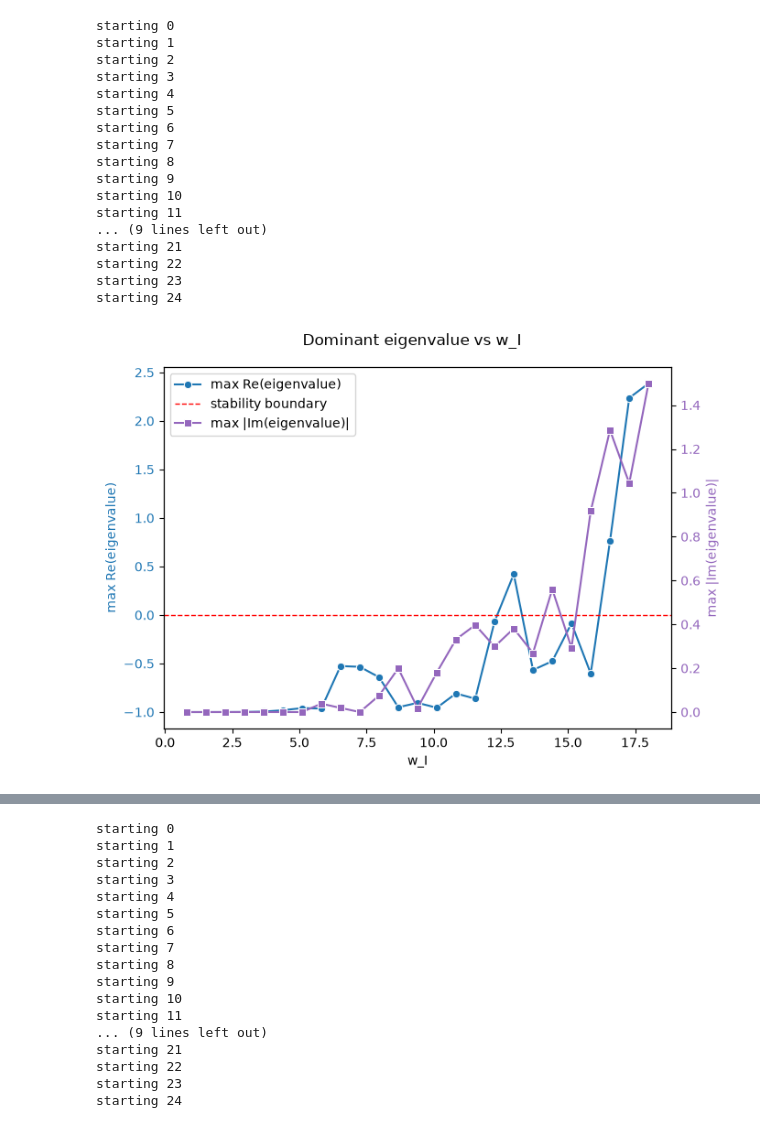
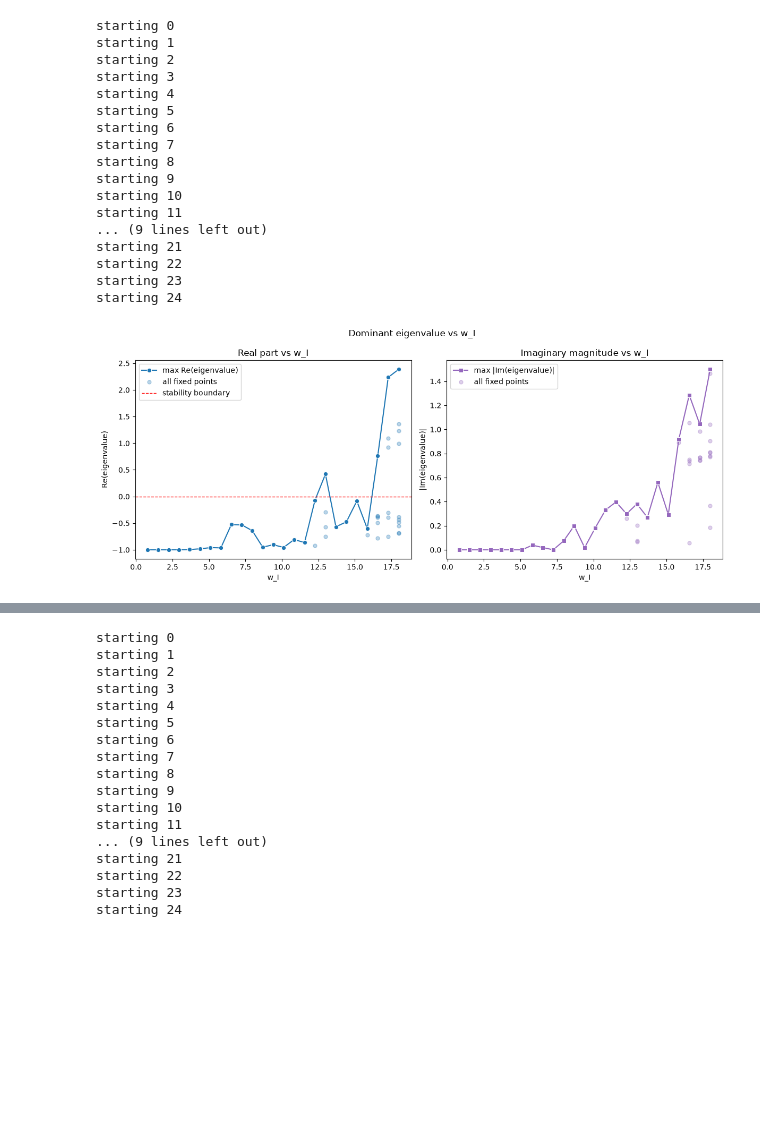
Before and after one commit to rzheng1232/miv-project, a Jupyter notebook: wilson-cowen-model/explore_wc.ipynb, the cells around one changed output, grey strips where cells are left out. Cells and saved outputs as stored; diff of their text form; code cells hidden in the pictures; blank space fills up the shorter version.

```diff
--- a/wilson-cowen-model/explore_wc.ipynb
+++ b/wilson-cowen-model/explore_wc.ipynb
@@ -176,45 +174,39 @@ starting 21
 starting 22
 starting 23
 starting 24
-# %%
-import matplotlib.pyplot as plt
-max_real_parts, max_complex_coeffs, all_fixed_points_clean, all_real_parts, all_complex_coeffs = zip(*wI_sweep_tracker)
-max_real_parts = jnp.array(max_real_parts)
-max_complex_coeffs = jnp.array(max_complex_coeffs)
-all_real_parts = jnp.array(all_real_parts)
-all_complex_coeffs = jnp.array(all_complex_coeffs)
-
-scatter_x, scatter_real, scatter_imag = [], [], []
-for wI, reals, imags in zip(wI_range, all_real_parts, all_complex_coeffs):
-    for r, im in zip(reals, imags):
-        scatter_x.append(float(wI))
-        scatter_real.append(float(r))
-        scatter_imag.append(float(im))
-fig, ax1 = plt.subplots(figsize=(7, 5))
-
-sns.lineplot(x=wI_range, y=max_real_parts, marker='o', color='tab:blue', ax=ax1, label='max Re(eigenvalue)')
-ax1.scatter(scatter_x, scatter_real, color='tab:blue', alpha=0.3, s=25, label='all fixed points (Re)')
-
-ax1.axhline(0, color='red', linestyle='--', linewidth=1, label='stability boundary')
-ax1.set_xlabel('w_I')
-ax1.set_ylabel('max Re(eigenvalue)', color='tab:blue')
-ax1.tick_params(axis='y', labelcolor='tab:blue')
-
-ax2 = ax1.twinx()
-sns.lineplot(x=wI_range, y=max_complex_coeffs, marker='s', color='tab:purple', ax=ax2, label='max |Im(eigenvalue)|')
-ax2.scatter(scatter_x, scatter_imag, color='tab:purple', alpha=0.3, s=25, label='all fixed points (Im)')
-
-ax2.set_ylabel('max |Im(eigenvalue)|', color='tab:purple')
-ax2.tick_params(axis='y', labelcolor='tab:purple')
-ax2.grid(False)   # avoid double gridlines from the two overlapping axes
-
-lines1, labels1 = ax1.get_legend_handles_labels()
-lines2, labels2 = ax2.get_legend_handles_labels()
-ax1.legend(lines1 + lines2, labels1 + labels2, loc='best')
-ax2.get_legend().remove()   # merged into ax1's legend above, so drop the duplicate
-
-fig.suptitle('Dominant eigenvalue vs w_I')
-fig.tight_layout()
-plt.show()
-# %% [output]
-[figure, removed]
+# %%
+import matplotlib.pyplot as plt
+
+max_real_parts, max_complex_coeffs, all_fixed_points_clean, all_real_parts, all_complex_coeffs = zip(*wI_sweep_tracker)
+max_real_parts = jnp.array(max_real_parts)
+max_complex_coeffs = jnp.array(max_complex_coeffs)
+
+scatter_x, scatter_real, scatter_imag = [], [], []
+for wI, reals, imags in zip(wI_range, all_real_parts, all_complex_coeffs):
+    for r, im in zip(reals, imags):
+        scatter_x.append(float(wI))
+        scatter_real.append(float(r))
+        scatter_imag.append(float(im))
+
+fig, (ax1, ax2) = plt.subplots(1, 2, figsize=(12, 5))
+
+sns.lineplot(x=wI_range, y=max_real_parts, marker='o', color='tab:blue', ax=ax1, label='max Re(eigenvalue)')
+ax1.scatter(scatter_x, scatter_real, color='tab:blue', alpha=0.3, s=25, label='all fixed points')
+ax1.axhline(0, color='red', linestyle='--', linewidth=1, label='stability boundary')
+ax1.set_xlabel('w_I')
+ax1.set_ylabel('Re(eigenvalue)')
+ax1.set_title('Real part vs w_I')
+ax1.legend()
+
+sns.lineplot(x=wI_range, y=max_complex_coeffs, marker='s', color='tab:purple', ax=ax2, label='max |Im(eigenvalue)|')
+ax2.scatter(scatter_x, scatter_imag, color='tab:purple', alpha=0.3, s=25, label='all fixed points')
+ax2.set_xlabel('w_I')
+ax2.set_ylabel('|Im(eigenvalue)|')
+ax2.set_title('Imaginary magnitude vs w_I')
+ax2.legend()
+
+fig.suptitle('Dominant eigenvalue vs w_I')
+fig.tight_layout()
+plt.show()
+# %% [output]
+[figure, added]
```
Also changed, not shown: parts of 4 cells of this notebook.
